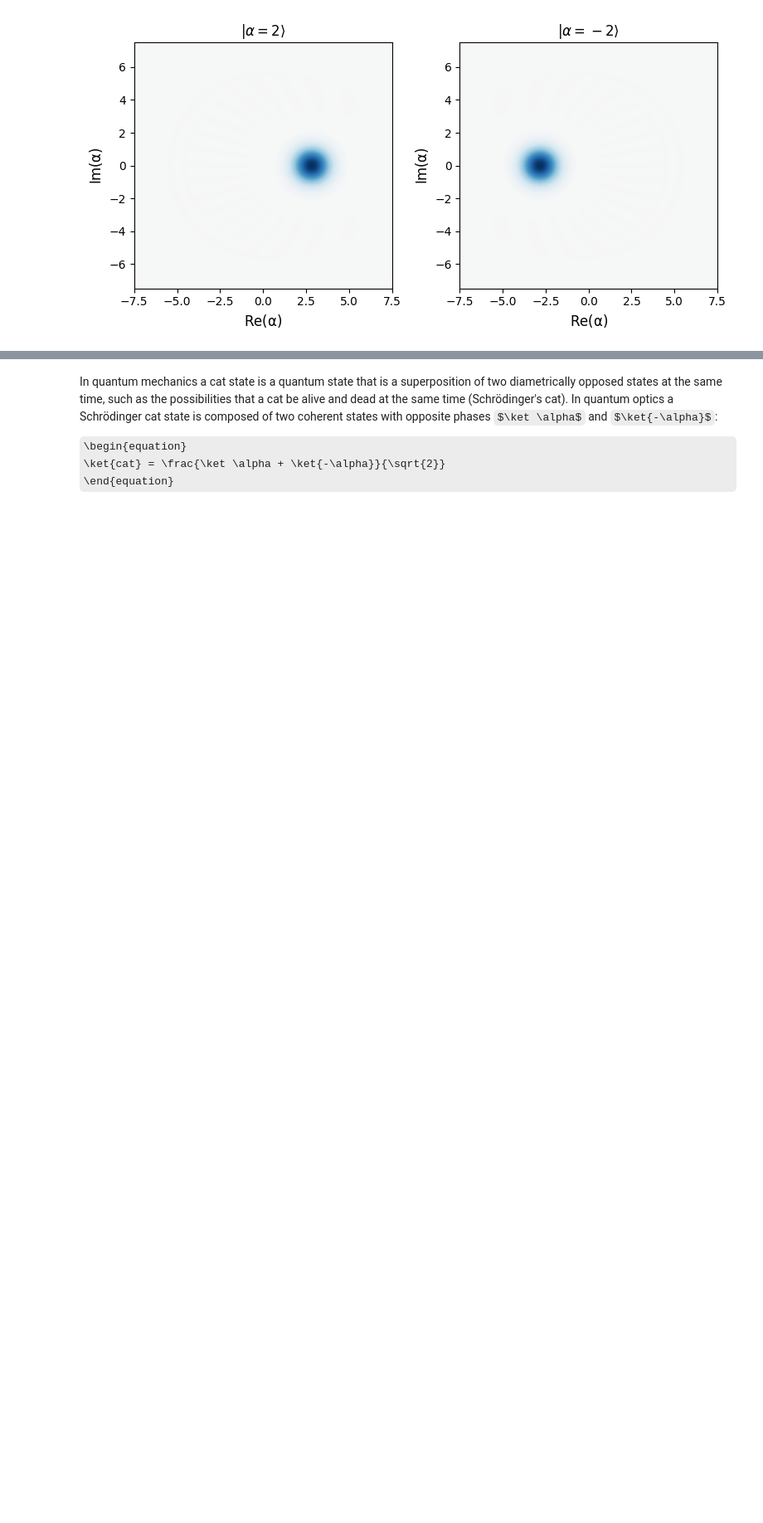
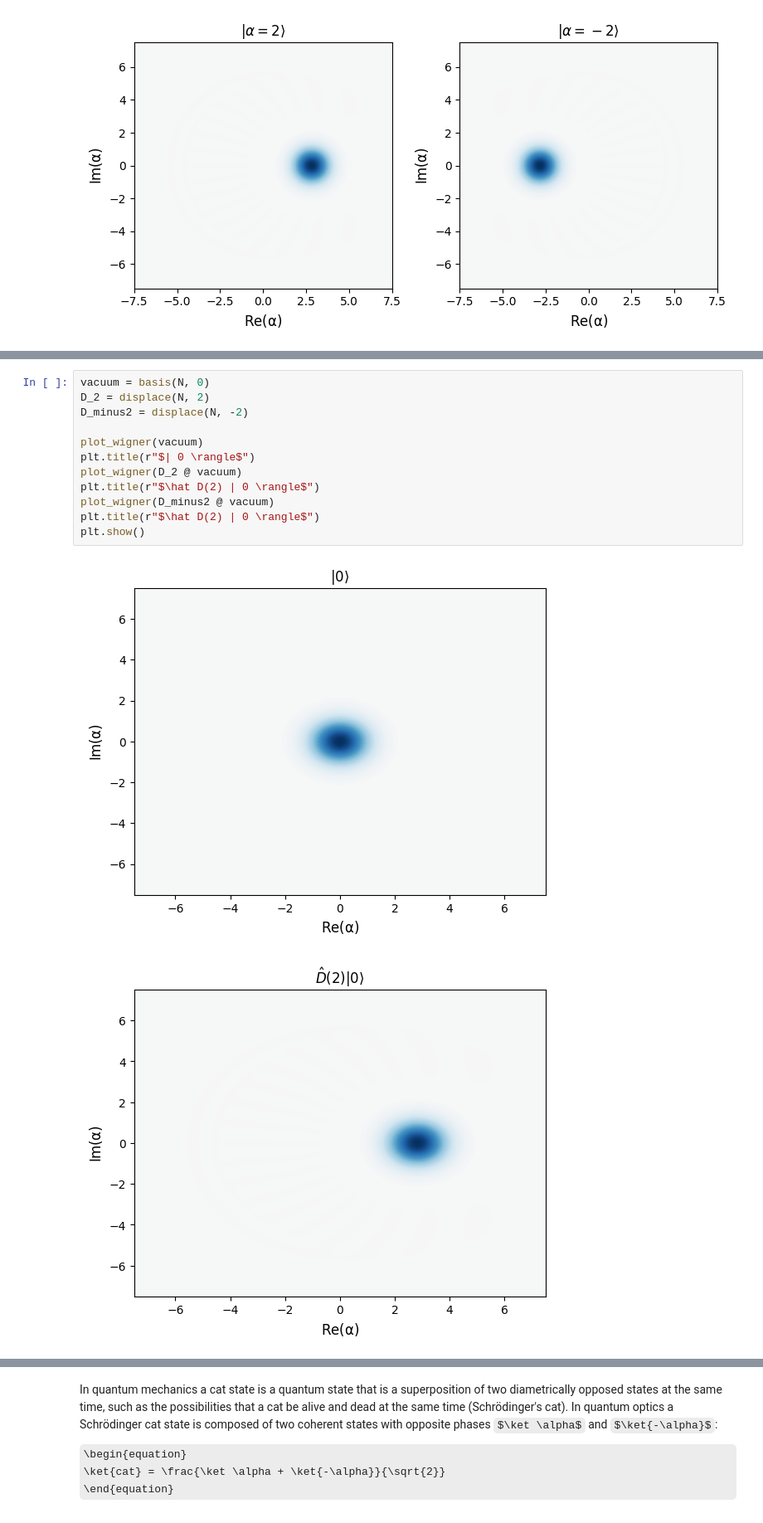
Before and after one commit to davidomanovic/ComputationalPhysics-Projects, a Jupyter notebook: Quantum Electrodynamics/Wigner_quasiprobability_distribution.ipynb, the cells around one changed output, grey strips where cells are left out. Shown at 83% size. Saved outputs shown, nothing was run; the diff lists cells and outputs as text; some formulas as TeX source; blank space fills up the shorter version.

```diff
--- a/Quantum Electrodynamics/Wigner_quasiprobability_distribution.ipynb
+++ b/Quantum Electrodynamics/Wigner_quasiprobability_distribution.ipynb
@@ -91,0 +96,15 @@ plt.show()
+# %%
+vacuum = basis(N, 0)
+D_2 = displace(N, 2)
+D_minus2 = displace(N, -2)
+
+plot_wigner(vacuum)
+plt.title(r"$| 0 \rangle$")
+plot_wigner(D_2 @ vacuum)
+plt.title(r"$\hat D(2) | 0 \rangle$")
+plot_wigner(D_minus2 @ vacuum)
+plt.title(r"$\hat D(2) | 0 \rangle$")
+plt.show()
+# %% [output]
+[figure, added]
+[figure, added]
```
Also changed, not shown: parts of 3 cells of this notebook.
